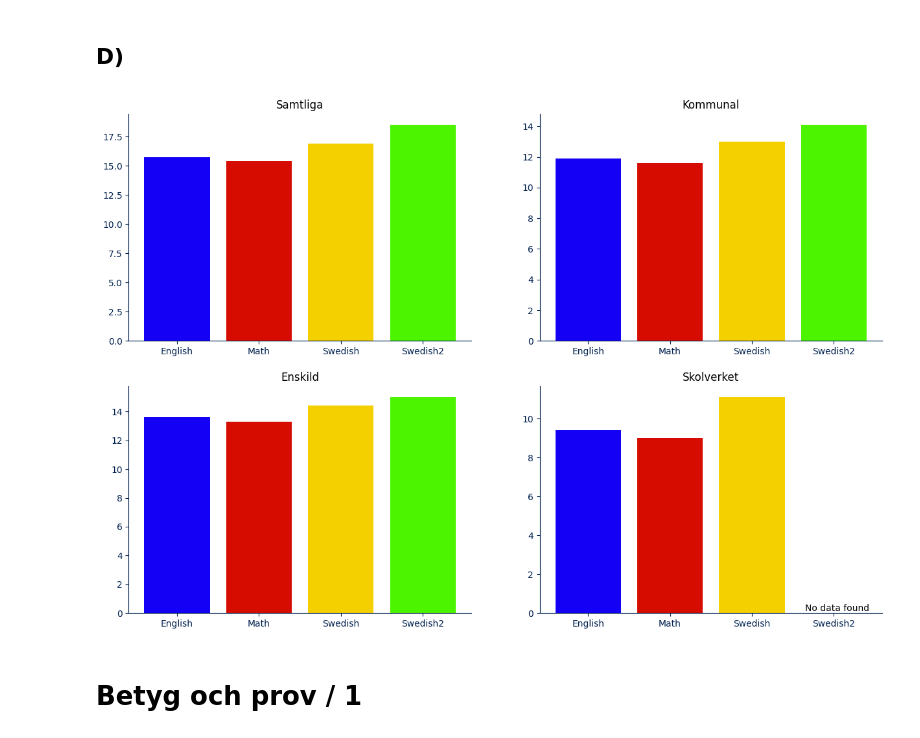
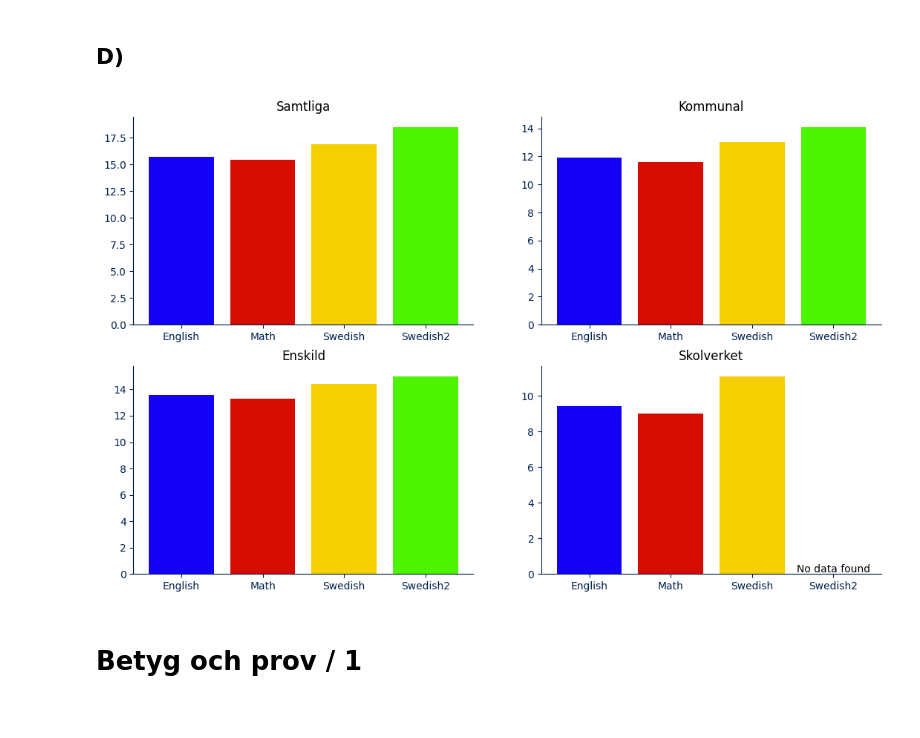
Before and after one commit to MiltonOberg/Python-Milton--sterberg-OPA23, a Jupyter notebook: Laboration2/Labb2.ipynb, the cells around one changed output. Drawn from its saved outputs; the diff is of its cells as text; code cells hidden in the pictures.

Commit message:
C) some categories in bar chart, needs to look nicer

```diff
--- a/Laboration2/Labb2.ipynb
+++ b/Laboration2/Labb2.ipynb
@@ -132,26 +132,26 @@ Text(0.5, 1.0, 'Total subject score in Sweden')
 ## D)
 # %%
 huvudmann= ["Samtliga", "Kommunal", "Enskild", "Skolverket"]
-fig, axs= plt.subplots(int(len(huvudmann)/2), int(len(huvudmann)/2), figsize= (15, 10))
+fig, axs= plt.subplots(int(len(huvudmann)/2), int(len(huvudmann)/2), figsize= (13, 8))
 
 
 for ax, df, huvudman in zip(axs.flatten(), dfs, huvudmann):
 
     ax.bar(subjects, df["Totalt(Poäng)"], color= bar_colors)
 
     for x, point in enumerate(df["Totalt(Poäng)"]):
         if point <= 0:
-            ax.text(x-0.35, 0.1, "No data found")
+            ax.text(x-0.45, 0.1, "No data found")
     ax.set(title= huvudman)
     ax.spines["top"].set_visible(False)
     ax.spines["right"].set_visible(False)
     ax.spines["bottom"].set_color(colors["BLUE2"])
     ax.spines["left"].set_color(colors["BLUE2"])
     ax.tick_params(colors= colors["BLUE2"])
     ax.spines["top"].set_visible(False)
     ax.spines["right"].set_visible(False)
 # %% [output]
-[figure, old version]
+[figure, new version]
 # %% [markdown]
 # Betyg och prov / 1
 # %% [markdown]
```
Also changed, not shown: parts of 10 cells of this notebook.
